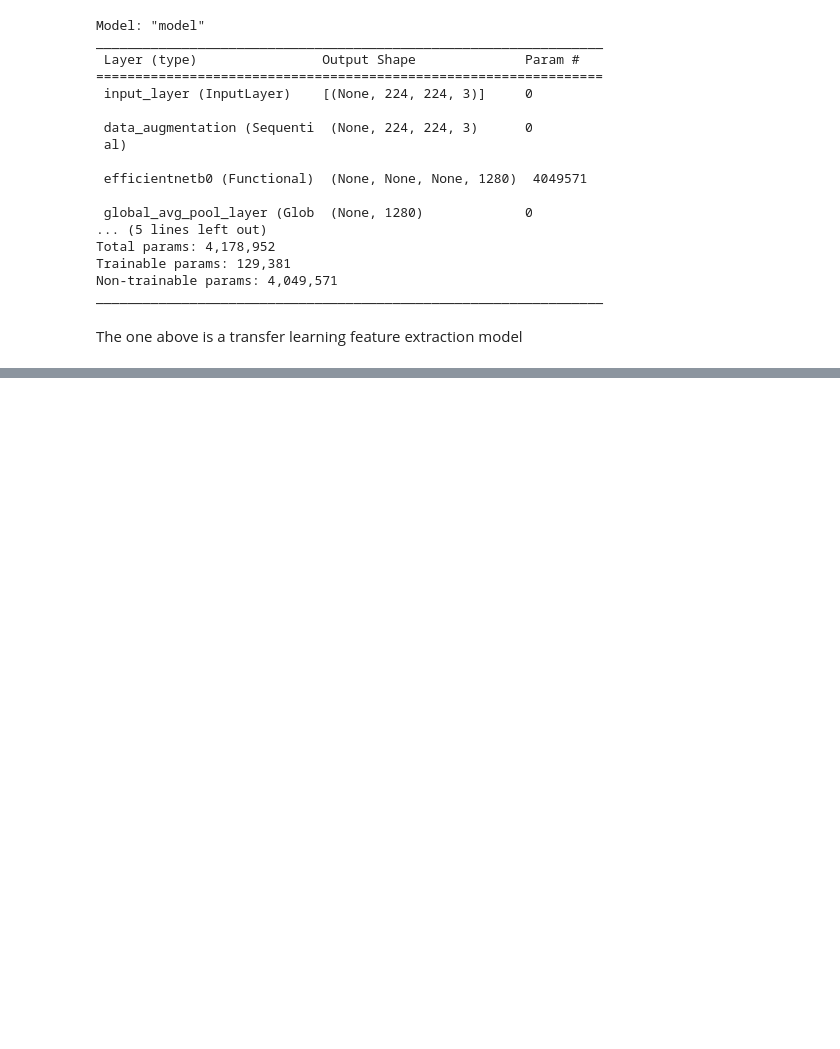
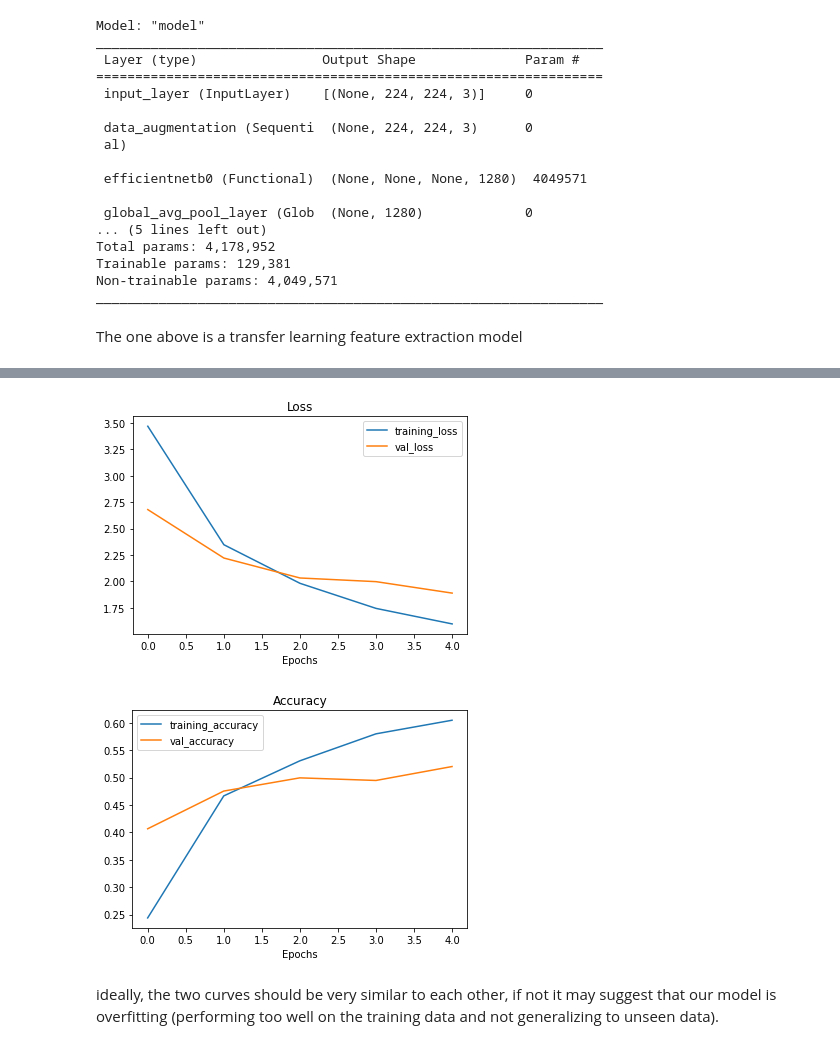
Before and after one commit to donheshanthaka/TensorFlow-Deep-Learning, a Jupyter notebook: 06_transfer_learning_in_tensorflow_part_3_scaling_up.ipynb, the cells around one changed output, grey strips where cells are left out. Cells and saved outputs as stored; diff of their text form; code cells hidden in the pictures; blank space fills up the shorter version.

Commit message:
Fitting and evaluating the model

```diff
--- a/06_transfer_learning_in_tensorflow_part_3_scaling_up.ipynb
+++ b/06_transfer_learning_in_tensorflow_part_3_scaling_up.ipynb
@@ -165,3 +165,15 @@ Non-trainable params: 4,049,571
 _________________________________________________________________
 # %% [markdown]
 The one above is a transfer learning feature extraction model
+# %%
+# Compile
+model.compile(loss="categorical_crossentropy",
+              optimizer=tf.keras.optimizers.Adam(),
+              metrics=["accuracy"])
+
+# Fit
+history_all_classes_10_percent = model.fit(train_data_all_10_percent,
+                                           epochs=5, # fit for 5 epochs to keep experiments quick
+                                           validation_data=test_data,
+                                           validation_steps=int(0.15 * len(test_data)), # validate on only 15% of test data during training
+                                           callbacks=[checkpoint_callback])
@@ -167,0 +198,7 @@ The one above is a transfer learning feature extraction model
+# %%
+plot_loss_curves(history_all_classes_10_percent)
+# %% [output]
+[figure, added]
+[figure, added]
+# %% [markdown]
+ ideally, the two curves should be very similar to each other, if not it may suggest that our model is overfitting (performing too well on the training data and not generalizing to unseen data).
```
Also changed, not shown: parts of 2 cells of this notebook.
